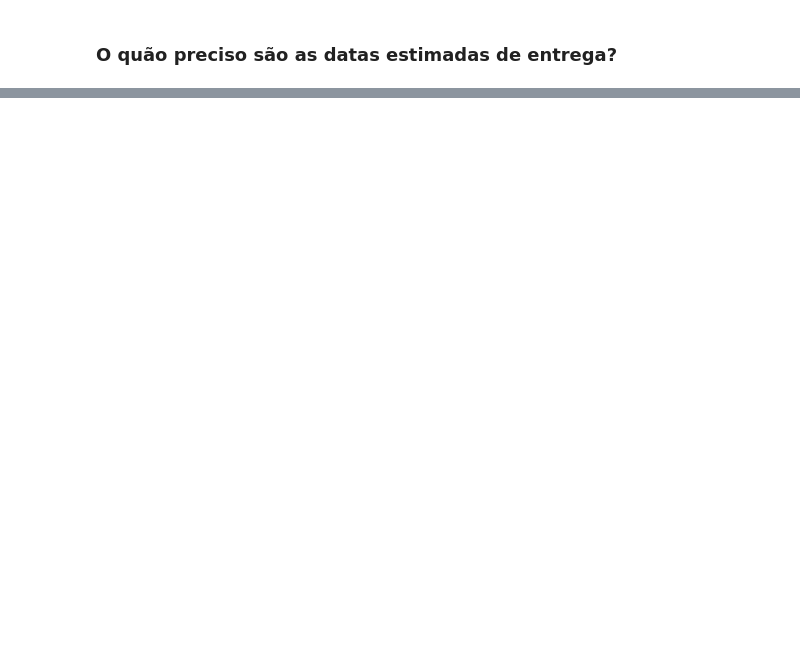
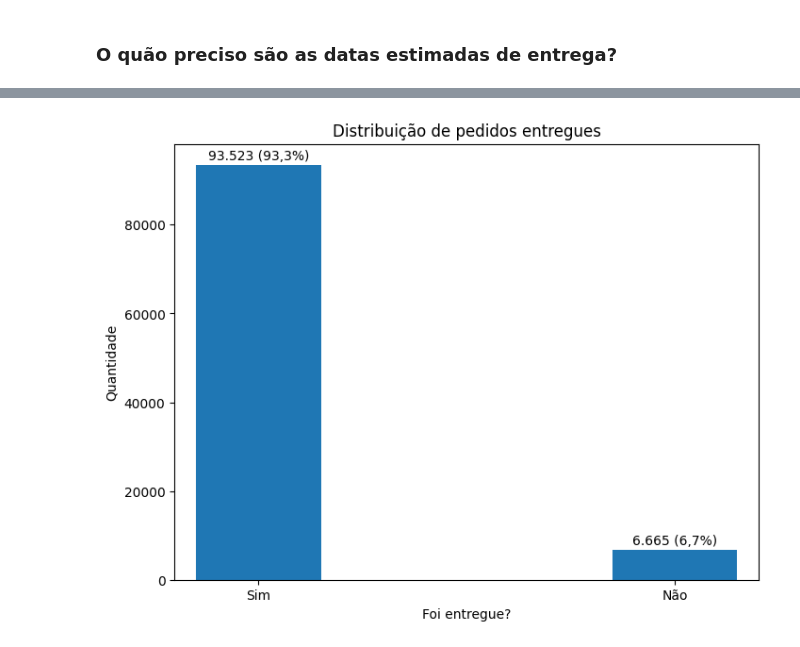
Before and after one commit to LucasMesquitaAlc/analise-ecommerce-Olist, a Jupyter notebook: notebooks/analise.ipynb, the cells around one changed output, grey strips where cells are left out. Saved outputs shown, nothing was run; the diff lists cells and outputs as text; code cells hidden in the pictures; blank space fills up the shorter version.

```diff
--- a/notebooks/analise.ipynb
+++ b/notebooks/analise.ipynb
@@ -254,0 +334,3 @@ plt.show()
+# %%
+entregas['dias_diferenca'] = (entregas['order_delivered_customer_date'] - entregas['order_estimated_delivery_date'])
+entregas['dias_diferenca'].sort_values()
@@ -254,0 +359,16 @@ plt.show()
+# %%
+status = [
+    entregas['dias_diferenca'] <= pd.Timedelta(-36, 'D'),
+    entregas['dias_diferenca'] <= pd.Timedelta(-10, 'D'),
+    entregas['dias_diferenca'] < pd.Timedelta(0, 'D'),
+    entregas['dias_diferenca'] == pd.Timedelta(0, 'D'),
+    entregas['dias_diferenca'] <= pd.Timedelta(3, 'D'),
+    entregas['dias_diferenca'] <= pd.Timedelta(7, 'D'),
+    entregas['dias_diferenca'] >= pd.Timedelta(8, 'D')
+]
+
+valores = ['inconsistente','Bem adiantado','Adiantado','No prazo', 'Pouco atraso', 'Atrasado','Muito atraso']
+
+
+entregas['status da entrega'] = np.select(status, valores)
+entregas
@@ -254,0 +402,3 @@ plt.show()
+# %%
+entregas = entregas.dropna(subset=['dias_diferenca'])
+entregas['status da entrega'].value_counts()
@@ -254,0 +425,21 @@ plt.show()
+# %%
+fig, ax = plt.subplots(figsize=(8,6))
+
+valores_entregue =  entregas['Entregue na hora?'].value_counts()
+porcentagem = valores_entregue / valores_entregue.sum() * 100
+
+grafico = ax.bar(valores_entregue.index,
+          valores_entregue.values,
+          width = 0.3)
+
+
+
+ax.bar_label(grafico,padding = 2, labels=[f'{v:,}'.replace(',', '.') + f' ({p:.1f}%)'.replace('.',',') for v,p in zip(valores_entregue.values,porcentagem)])
+ax.set_title('Distribuição de pedidos entregues')
+ax.set_xlabel('Foi entregue?')
+ax.set_ylabel('Quantidade')
+ax.margins(x=0.04)
+
+plt.show()
+# %% [output]
+[figure, added]
```
Also changed, not shown: parts of 12 cells of this notebook.
